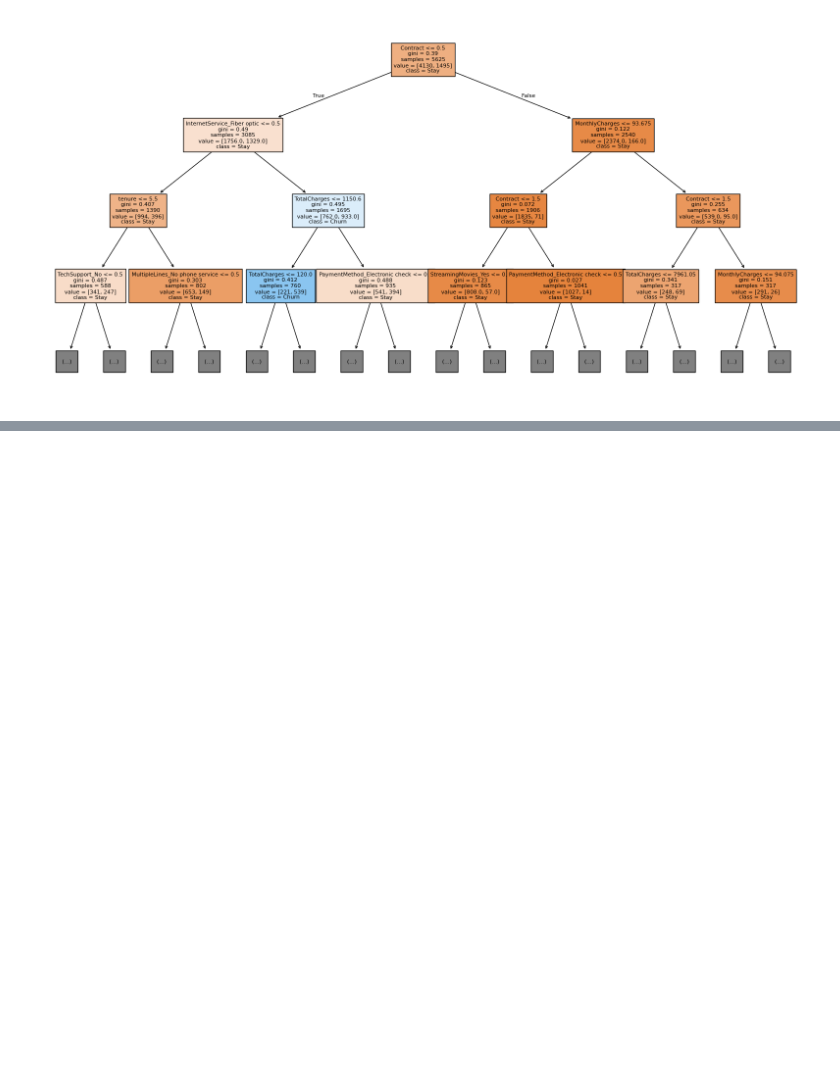
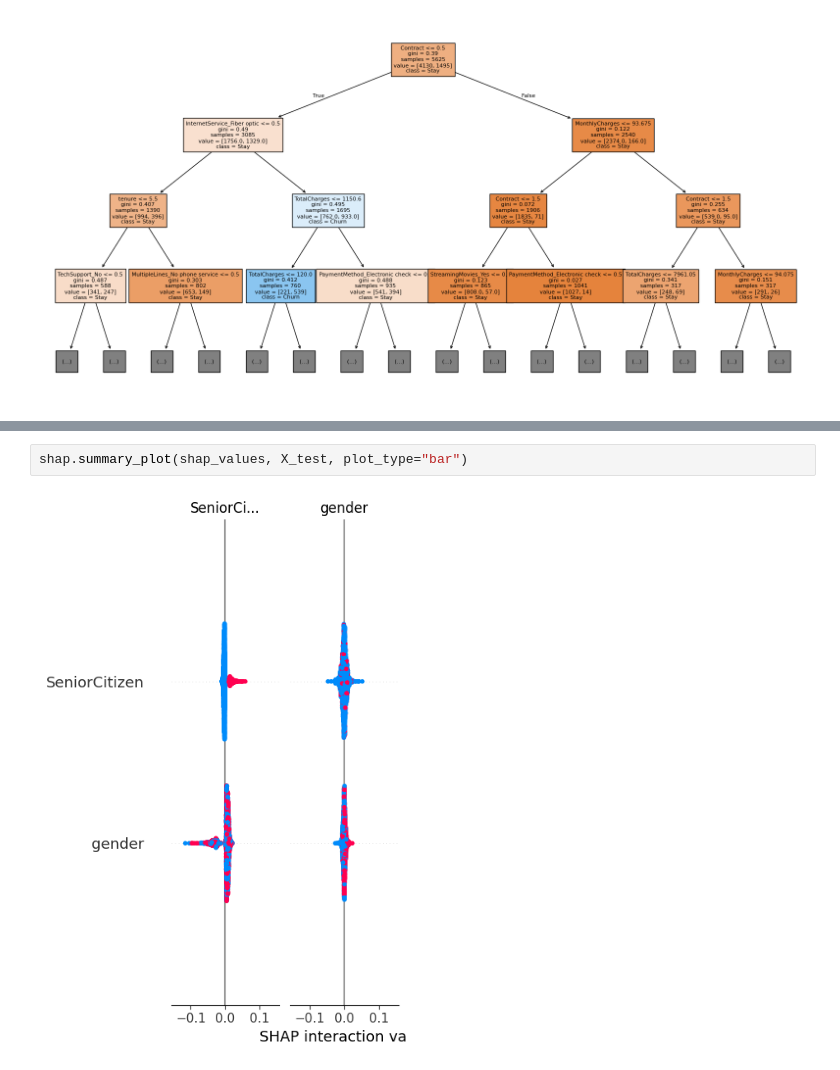
Before and after one commit to atharva081106/Customer-Churn-Prediction-System, a Jupyter notebook: 1.ipynb, the cells around one changed output, grey strips where cells are left out. Drawn from its saved outputs; the diff is of its cells as text; blank space fills up the shorter version.

```diff
--- a/1.ipynb
+++ b/1.ipynb
@@ -945,0 +1191,4 @@ plt.show()
+# %%
+shap.summary_plot(shap_values, X_test, plot_type="bar")
+# %% [output]
+[figure, added]
```
Also changed, not shown: parts of 15 cells of this notebook, 1 other file.
